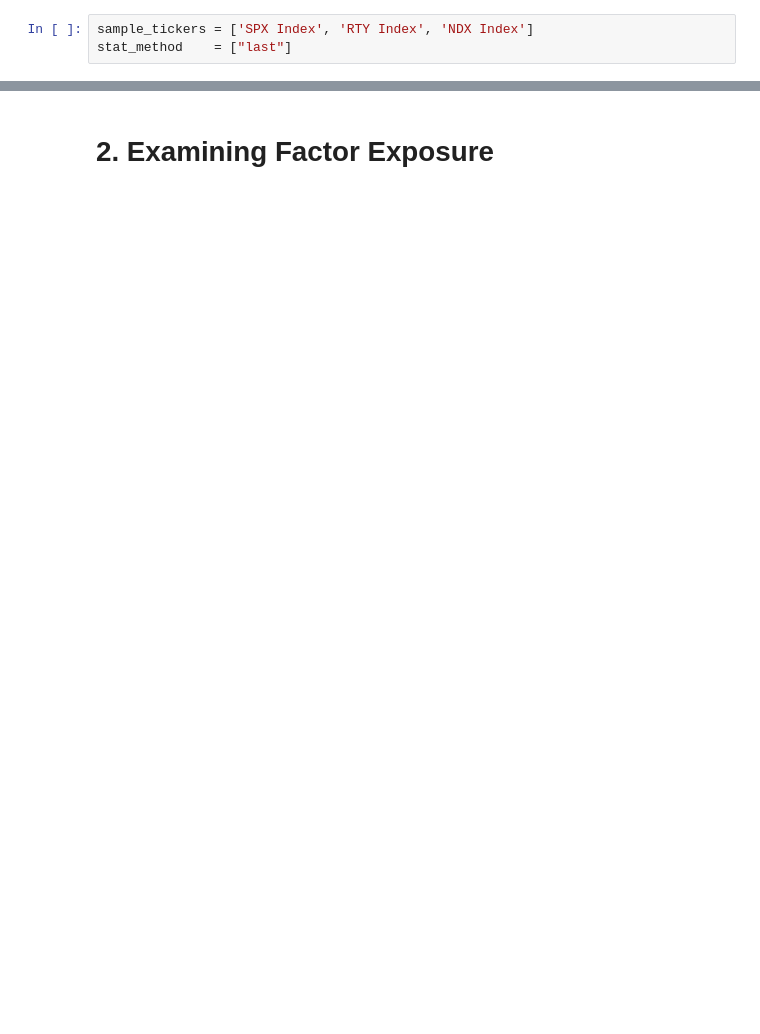
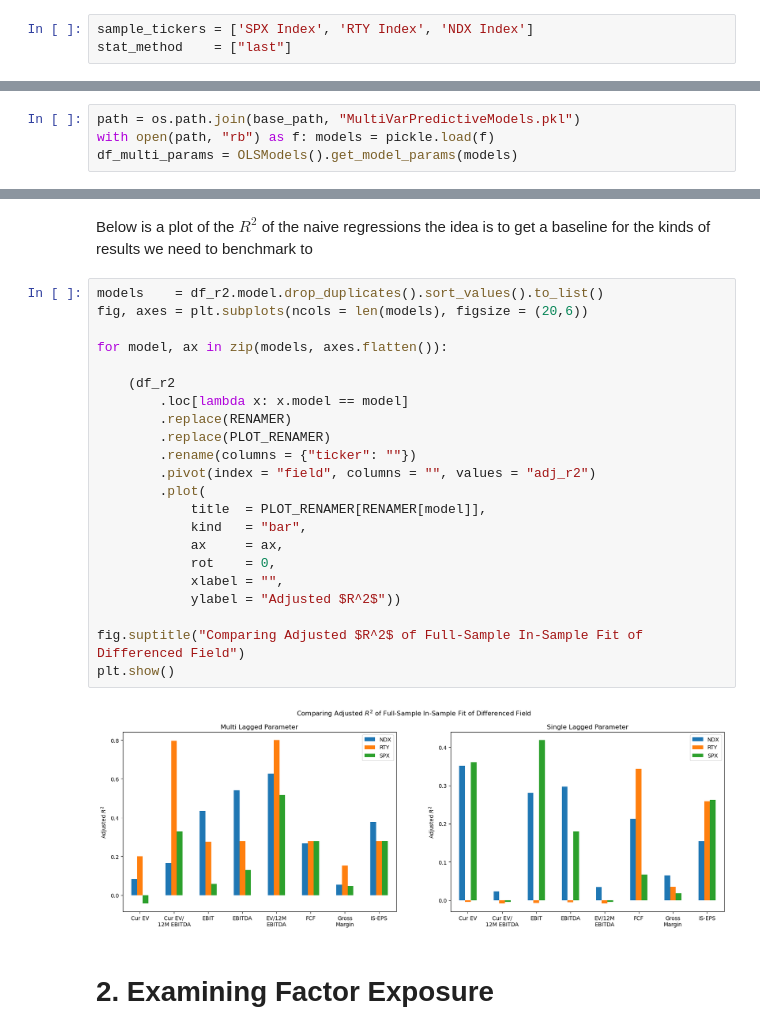
Before and after one commit to diegodalvarez/CurrentFundamentalFactorModels, a Jupyter notebook: notebook/2BaselineResults.ipynb, the cells around one changed output, grey strips where cells are left out. Saved outputs shown, nothing was run; the diff lists cells and outputs as text; blank space fills up the shorter version.

```diff
--- a/notebook/2BaselineResults.ipynb
+++ b/notebook/2BaselineResults.ipynb
@@ -155,0 +87,4 @@ plt.show()
+# %%
+path = os.path.join(base_path, "MultiVarPredictiveModels.pkl")
+with open(path, "rb") as f: models = pickle.load(f)
+df_multi_params = OLSModels().get_model_params(models)
@@ -156,2 +109,28 @@ plt.show()
+# %% [markdown]
+Below is a plot of the $R^2$ of the naive regressions the idea is to get a baseline for the kinds of results we need to benchmark to
+# %%
+models    = df_r2.model.drop_duplicates().sort_values().to_list()
+fig, axes = plt.subplots(ncols = len(models), figsize = (20,6))
+
+for model, ax in zip(models, axes.flatten()):
+
+    (df_r2
+        .loc[lambda x: x.model == model]
+        .replace(RENAMER)
+        .replace(PLOT_RENAMER)
+        .rename(columns = {"ticker": ""})
+        .pivot(index = "field", columns = "", values = "adj_r2")
+        .plot(
+            title  = PLOT_RENAMER[RENAMER[model]],
+            kind   = "bar",
+            ax     = ax,
+            rot    = 0,
+            xlabel = "",
+            ylabel = "Adjusted $R^2$"))
+
+fig.suptitle("Comparing Adjusted $R^2$ of Full-Sample In-Sample Fit of Differenced Field")
+plt.show()
+# %% [output]
+[figure, added]
 # %% [markdown]
 # 2. Examining Factor Exposure
```
Also changed, not shown: parts of 40 cells of this notebook, 3 other files.
